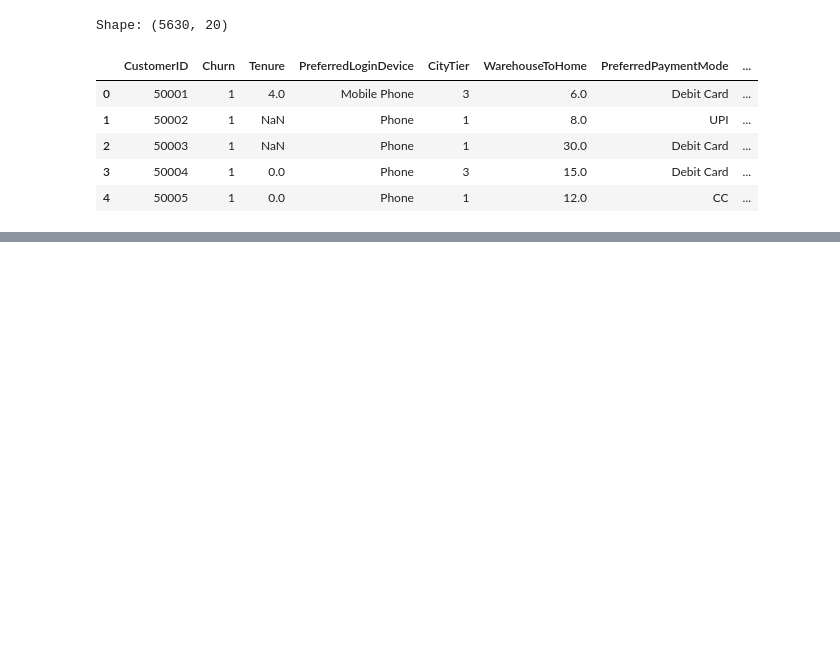
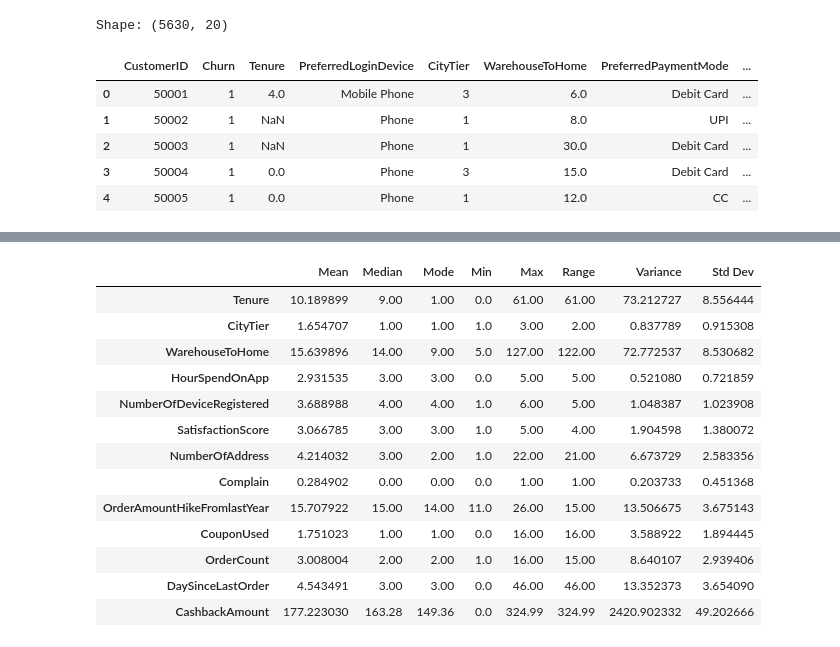
Before and after one commit to DrishtiNigam1928/CUSTOMER_CHURN, a Jupyter notebook: Untitled0.ipynb, the cells around one changed output, grey strips where cells are left out. Saved outputs shown, nothing was run; the diff lists cells and outputs as text; code cells hidden in the pictures; blank space fills up the shorter version.

```diff
--- a/Untitled0.ipynb
+++ b/Untitled0.ipynb
@@ -30,0 +49,10 @@ Shape: (5630, 20)
+# %%
+#A2: Input features & Target variable
+target_col = "Churn"
+id_col = "CustomerID"
+
+input_features = [c for c in df.columns if c not in [target_col, id_col]]
+
+print("Target variable:", target_col)
+print("Number of input features:", len(input_features))
+print("Input features:", input_features)
@@ -30,0 +63,8 @@ Shape: (5630, 20)
+# %%
+#  A2: Numerical vs Categorical variables -
+numerical_vars = df[input_features].select_dtypes(include=np.number).columns.tolist()
+categorical_vars = df[input_features].select_dtypes(exclude=np.number).columns.tolist()
+
+print("Numerical variables (", len(numerical_vars), "):", numerical_vars)
+print()
+print("Categorical variables (", len(categorical_vars), "):", categorical_vars)
@@ -30,0 +231,39 @@ Shape: (5630, 20)
+# %%
+
+stats_dict = {}
+
+for col in numerical_vars:
+    values = [v for v in df[col] if pd.notna(v)]
+
+    col_mean = calc_mean(values)
+    col_min = calc_min(values)
+    col_max = calc_max(values)
+    col_median = calc_median(values)
+    col_mode = calc_mode(values)
+    col_variance = calc_variance(values, col_mean)
+    col_std = calc_std(col_variance)
+    col_range = calc_range(col_min, col_max)
+
+    stats_dict[col] = {
+        "Mean": col_mean, "Median": col_median, "Mode": col_mode,
+        "Min": col_min, "Max": col_max, "Range": col_range,
+        "Variance": col_variance, "Std Dev": col_std
+    }
+
+stats_table = pd.DataFrame(stats_dict).T
+stats_table
+# %% [output]
+|  | Mean | Median | Mode | Min | Max | Range | Variance | Std Dev |
+| Tenure | 10.189899 | 9.00 | 1.00 | 0.0 | 61.00 | 61.00 | 73.212727 | 8.556444 |
+| CityTier | 1.654707 | 1.00 | 1.00 | 1.0 | 3.00 | 2.00 | 0.837789 | 0.915308 |
+| WarehouseToHome | 15.639896 | 14.00 | 9.00 | 5.0 | 127.00 | 122.00 | 72.772537 | 8.530682 |
+| HourSpendOnApp | 2.931535 | 3.00 | 3.00 | 0.0 | 5.00 | 5.00 | 0.521080 | 0.721859 |
+| NumberOfDeviceRegistered | 3.688988 | 4.00 | 4.00 | 1.0 | 6.00 | 5.00 | 1.048387 | 1.023908 |
+| SatisfactionScore | 3.066785 | 3.00 | 3.00 | 1.0 | 5.00 | 4.00 | 1.904598 | 1.380072 |
+| NumberOfAddress | 4.214032 | 3.00 | 2.00 | 1.0 | 22.00 | 21.00 | 6.673729 | 2.583356 |
+| Complain | 0.284902 | 0.00 | 0.00 | 0.0 | 1.00 | 1.00 | 0.203733 | 0.451368 |
+| OrderAmountHikeFromlastYear | 15.707922 | 15.00 | 14.00 | 11.0 | 26.00 | 15.00 | 13.506675 | 3.675143 |
+| CouponUsed | 1.751023 | 1.00 | 1.00 | 0.0 | 16.00 | 16.00 | 3.588922 | 1.894445 |
+| OrderCount | 3.008004 | 2.00 | 2.00 | 1.0 | 16.00 | 15.00 | 8.640107 | 2.939406 |
+| DaySinceLastOrder | 4.543491 | 3.00 | 3.00 | 0.0 | 46.00 | 46.00 | 13.352373 | 3.654090 |
+| CashbackAmount | 177.223030 | 163.28 | 149.36 | 0.0 | 324.99 | 324.99 | 2420.902332 | 49.202666 |
```
Also changed, not shown: parts of 14 cells of this notebook.
